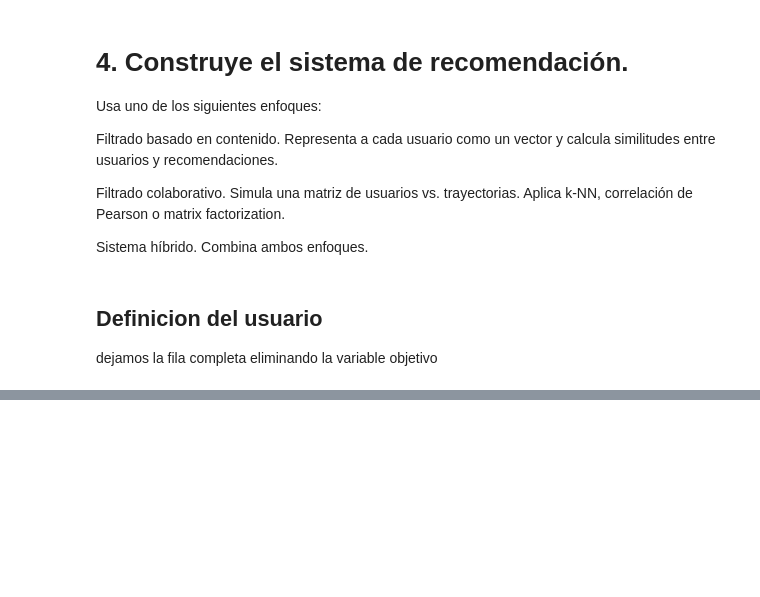
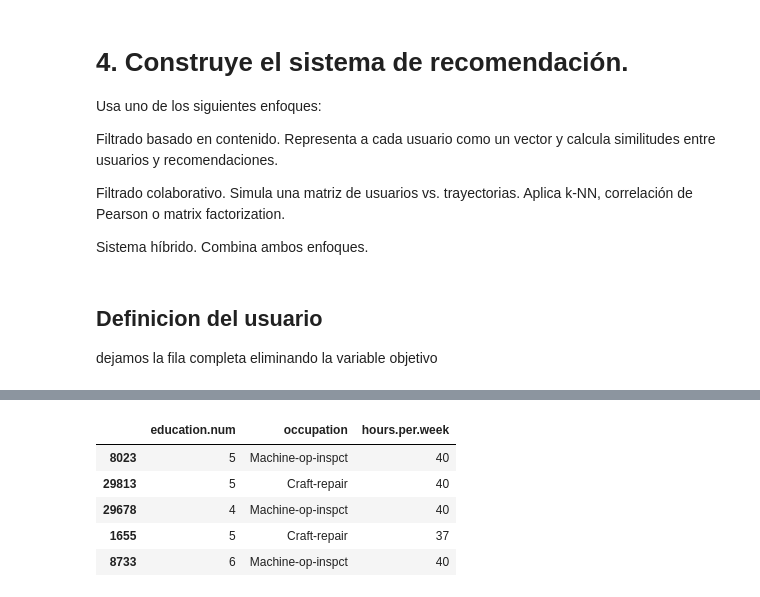
Before and after one commit to Betaniammc/streamlit, a Jupyter notebook: src/13-recommendation-systems-adult-census-income.ipynb, the cells around one changed output, grey strips where cells are left out. Cells and saved outputs as stored; diff of their text form; code cells hidden in the pictures; blank space fills up the shorter version.

```diff
--- a/src/13-recommendation-systems-adult-census-income.ipynb
+++ b/src/13-recommendation-systems-adult-census-income.ipynb
@@ -250,7 +248,7 @@ Error:
 similarity_matrix = cosine_similarity(X)
 # %%
 # Funcion de recomendacion
-# Busca personas similares y recomienda sus caracteristicas
+# Busca personas similares que ganan mas de 50k y recomienda sus caracteristicas
 
 def recomendar_trayectoria(usuario_idx, df_original, X, y, top_k=5):
     sims = similarity_matrix[usuario_idx]
@@ -261,5 +259,10 @@ def recomendar_trayectoria(usuario_idx, df_original, X, y, top_k=5):
     ][:top_k]
 
     return df_original.iloc[similares_altos_ingresos][
-        ['education', 'occupation', 'hours-per-week']
+        ['education.num', 'occupation', 'hours.per.week']
     ]
+# %%
+# Prueba simple: usar un usuario real del dataset
+# Paso 1: elegir un usuario con ingreso bajo del mismo dataset
+
+usuario_test = df[df['income'] == 0].index[0]
@@ -265,0 +282,9 @@ def recomendar_trayectoria(usuario_idx, df_original, X, y, top_k=5):
+# %%
+recomendar_trayectoria(usuario_test, df, X, y)
+# %% [output]
+|  | education.num | occupation | hours.per.week |
+| 8023 | 5 | Machine-op-inspct | 40 |
+| 29813 | 5 | Craft-repair | 40 |
+| 29678 | 4 | Machine-op-inspct | 40 |
+| 1655 | 5 | Craft-repair | 37 |
+| 8733 | 6 | Machine-op-inspct | 40 |
```
Also changed, not shown: parts of 2 cells of this notebook.
